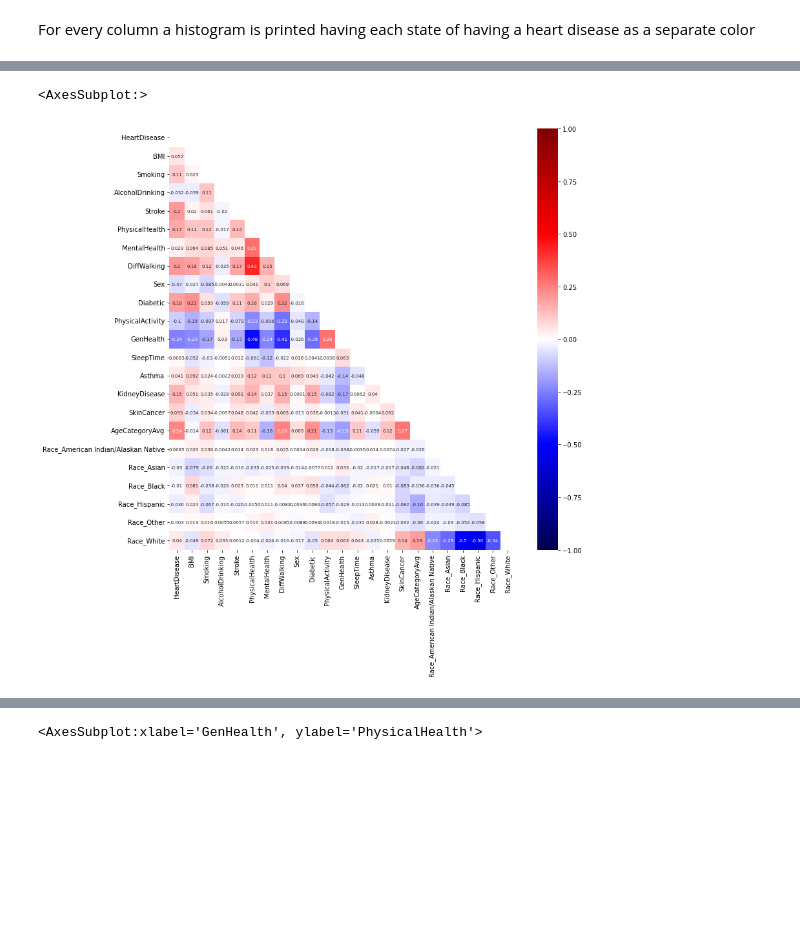
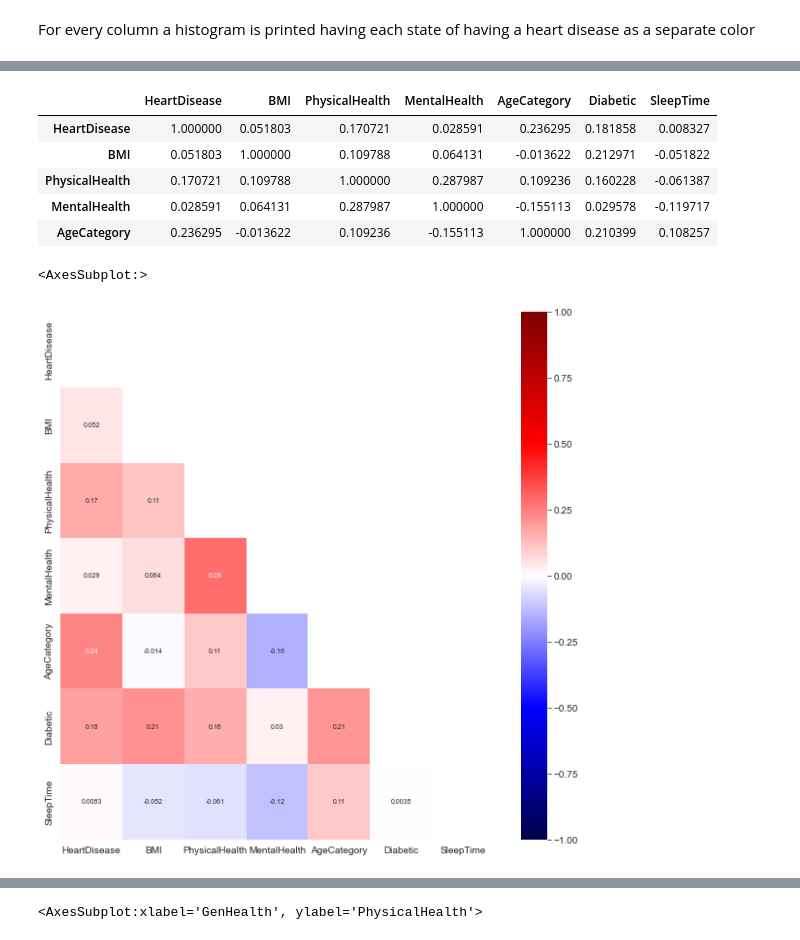
Before and after one commit to BenediktLueth/heartheroes, a Jupyter notebook: data_preprocessing.ipynb, the cells around one changed output, grey strips where cells are left out. Saved outputs shown, nothing was run; the diff lists cells and outputs as text; code cells hidden in the pictures; blank space fills up the shorter version.

```diff
--- a/data_preprocessing.ipynb
+++ b/data_preprocessing.ipynb
@@ -619,11 +532,17 @@ f.tight_layout()
 # %%
-from sklearn.metrics import confusion_matrix
+heart_dataset_preprocessed_corr = heart_dataset_preprocessed.corr()
+display(heart_dataset_preprocessed_corr.head())
 
-heart_df_cm = heart_viz_df.corr()
-mask = np.triu(np.ones_like(heart_df_cm, dtype=bool))
-plt.figure(figsize = (12,12))
-sns.heatmap(heart_df_cm, mask=mask, vmin=-1, vmax=1, cmap="seismic", annot=True, annot_kws={"size": 7})
+mask = np.triu(np.ones_like(heart_dataset_preprocessed_corr, dtype=bool))
+plt.figure(figsize = (10,10))
+display(sns.heatmap(heart_dataset_preprocessed_corr, mask=mask, vmin=-1, vmax=1, cmap="seismic", annot=True, annot_kws={"size": 7}))
 # %% [output]
+|  | HeartDisease | BMI | PhysicalHealth | MentalHealth | AgeCategory | Diabetic | SleepTime |
+| HeartDisease | 1.000000 | 0.051803 | 0.170721 | 0.028591 | 0.236295 | 0.181858 | 0.008327 |
+| BMI | 0.051803 | 1.000000 | 0.109788 | 0.064131 | -0.013622 | 0.212971 | -0.051822 |
+| PhysicalHealth | 0.170721 | 0.109788 | 1.000000 | 0.287987 | 0.109236 | 0.160228 | -0.061387 |
+| MentalHealth | 0.028591 | 0.064131 | 0.287987 | 1.000000 | -0.155113 | 0.029578 | -0.119717 |
+| AgeCategory | 0.236295 | -0.013622 | 0.109236 | -0.155113 | 1.000000 | 0.210399 | 0.108257 |
 <AxesSubplot:>
-[figure, old version]
+[figure, new version]
 # %% [markdown]
```
Also changed, not shown: parts of 47 cells of this notebook.
